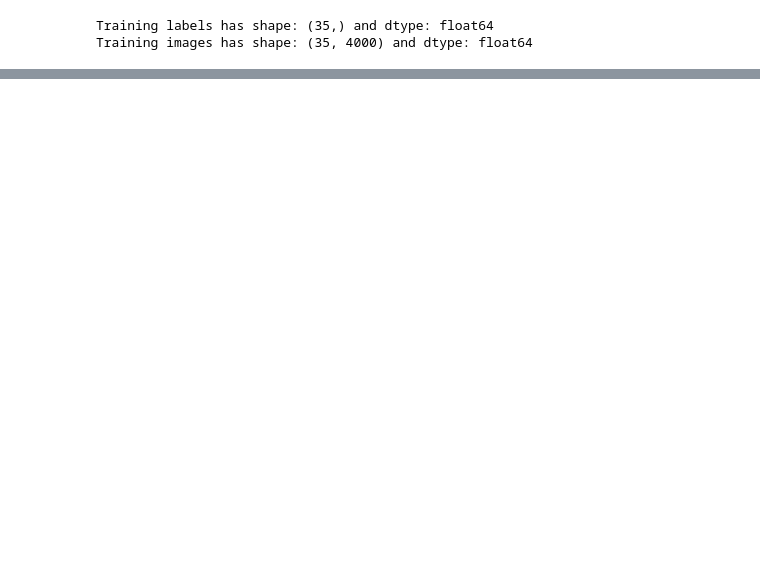
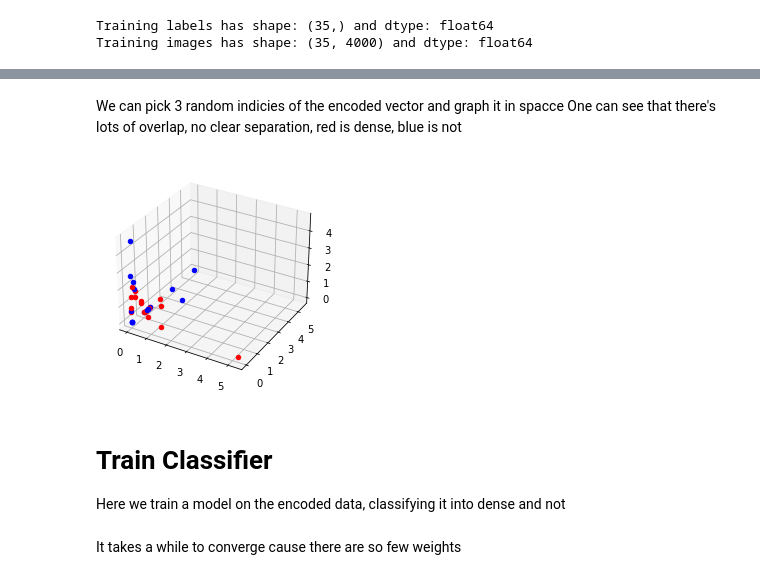
Before and after one commit to kairos310/ultrasound_classification, a Jupyter notebook: autoencoder.ipynb, the cells around one changed output, grey strips where cells are left out. Drawn from its saved outputs; the diff is of its cells as text; code cells hidden in the pictures; blank space fills up the shorter version.

Commit message:
added classifier on latent space to sorta get a pca

```diff
--- a/autoencoder.ipynb
+++ b/autoencoder.ipynb
@@ -69,5 +75,5 @@ W211A
 # %%
-for i in range(10):
+for i in range(2):
     plt.plot(x_train[i])
     plt.show()
     print(y_train[i])
@@ -184,8 +154,0 @@ print(decoded_imgs.shape)
-# %%
-fig = plt.figure()
-ax = fig.add_subplot(projection='3d')
-for i, d in enumerate(encoded_imgs):
-    if(dataY[i] == 1):
-        ax.scatter(d[0],d[1],d[2], c='red')
-    else:
-        ax.scatter(d[0],d[1],d[2], c='blue')
@@ -238,0 +170,18 @@ projector.visualize_embeddings(log_dir, config)
+# %% [markdown]
+We can pick 3 random indicies of the encoded vector and graph it in spacce
+One can see that there's lots of overlap, no clear separation, red is dense, blue is not
+# %%
+def plot_3d(ind):
+    fig = plt.figure()
+    ax = fig.add_subplot(projection='3d')
+    for i, d in enumerate(encoded_imgs):
+        if(dataY[i] == 1):
+            ax.scatter(d[ind[0]],d[ind[1]],d[ind[2]], c='red')
+        else:
+            ax.scatter(d[ind[0]],d[ind[1]],d[ind[2]], c='blue')
+plot_3d((1,2,3))
+# %% [output]
+[figure, added]
+# %% [markdown]
+# Train Classifier
+Here we train a model on the encoded data, classifying it into dense and not
@@ -238,0 +205,2 @@ projector.visualize_embeddings(log_dir, config)
+# %% [markdown]
+It takes a while to converge cause there are so few weights
```
Also changed, not shown: parts of 25 cells of this notebook.
